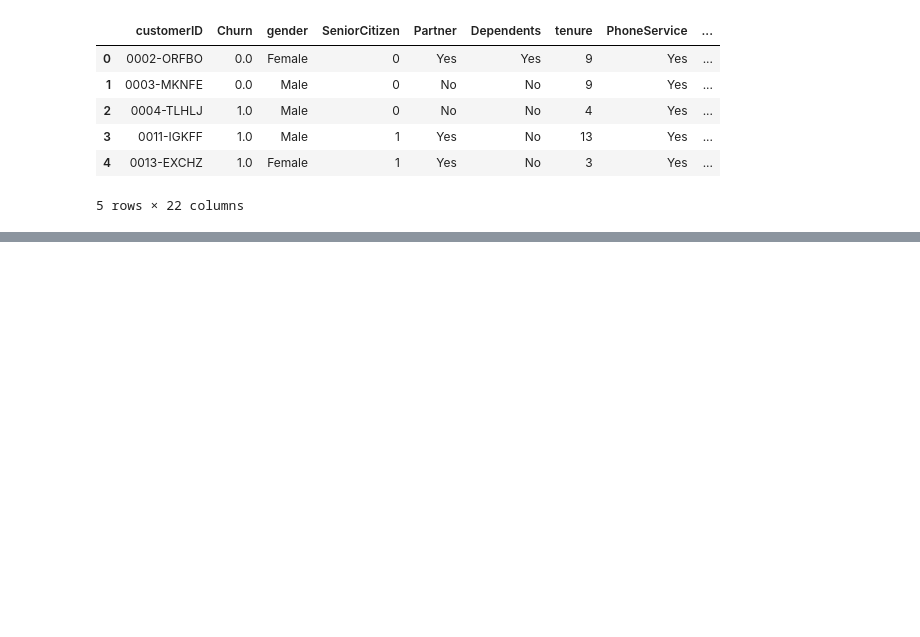
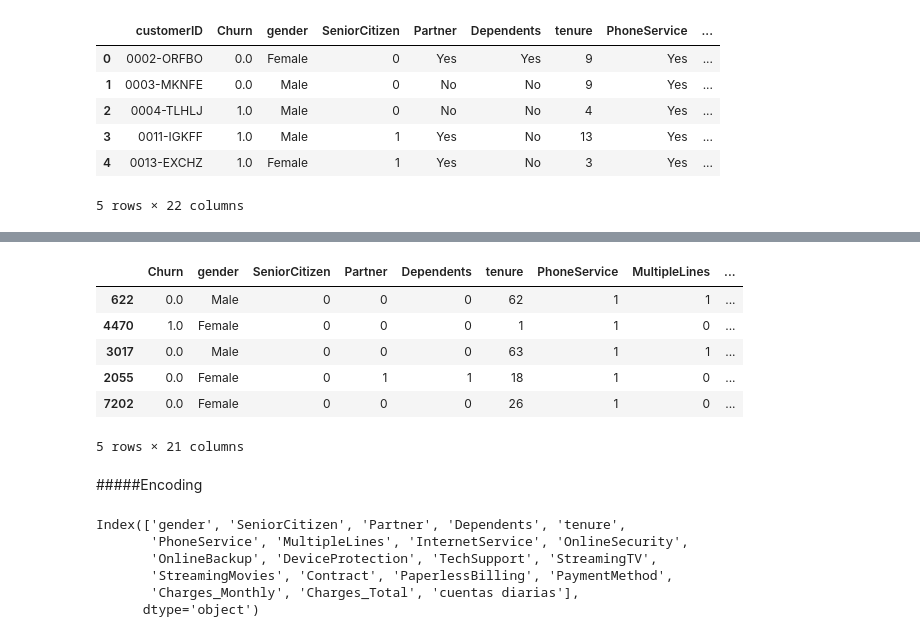
Before and after one commit to marianalarra/ChallengeTelecom2, a Jupyter notebook: TelecomX_LATAM2.ipynb, the cells around one changed output, grey strips where cells are left out. Cells and saved outputs as stored; diff of their text form; code cells hidden in the pictures; blank space fills up the shorter version.

```diff
--- a/TelecomX_LATAM2.ipynb
+++ b/TelecomX_LATAM2.ipynb
@@ -31,4 +26,0 @@ array(['Yes', 'No'], dtype=object)
-# %%
-col_yes_no= df[['Partner','Dependents', 'PhoneService', 'PaperlessBilling']]
-for col in col_yes_no:
- df[col] = df[col].map({"Yes": 1, "No": 0})
@@ -46,0 +76,16 @@ df.sample(5)
+# %%
+cols = ['Partner','Dependents', 'PhoneService', 'PaperlessBilling']
+for col in cols:
+    df[col] = df[col].str.strip().str.lower().map({"yes": 1, "no": 0})
+# %%
+df.sample(5)
+# %% [output]
+|  | Churn | gender | SeniorCitizen | Partner | Dependents | tenure | PhoneService | MultipleLines | ... |
+| 622 | 0.0 | Male | 0 | 0 | 0 | 62 | 1 | 1 | ... |
+| 4470 | 1.0 | Female | 0 | 0 | 0 | 1 | 1 | 0 | ... |
+| 3017 | 0.0 | Male | 0 | 0 | 0 | 63 | 1 | 1 | ... |
+| 2055 | 0.0 | Female | 0 | 1 | 1 | 18 | 1 | 0 | ... |
+| 7202 | 0.0 | Female | 0 | 0 | 0 | 26 | 1 | 0 | ... |
+5 rows × 21 columns
+# %% [markdown]
+#####Encoding
@@ -46,0 +95,10 @@ df.sample(5)
+# %%
+columnas= X.columns
+columnas
+# %% [output]
+Index(['gender', 'SeniorCitizen', 'Partner', 'Dependents', 'tenure',
+       'PhoneService', 'MultipleLines', 'InternetService', 'OnlineSecurity',
+       'OnlineBackup', 'DeviceProtection', 'TechSupport', 'StreamingTV',
+       'StreamingMovies', 'Contract', 'PaperlessBilling', 'PaymentMethod',
+       'Charges_Monthly', 'Charges_Total', 'cuentas diarias'],
+      dtype='object')
```
Also changed, not shown: parts of 18 cells of this notebook.
